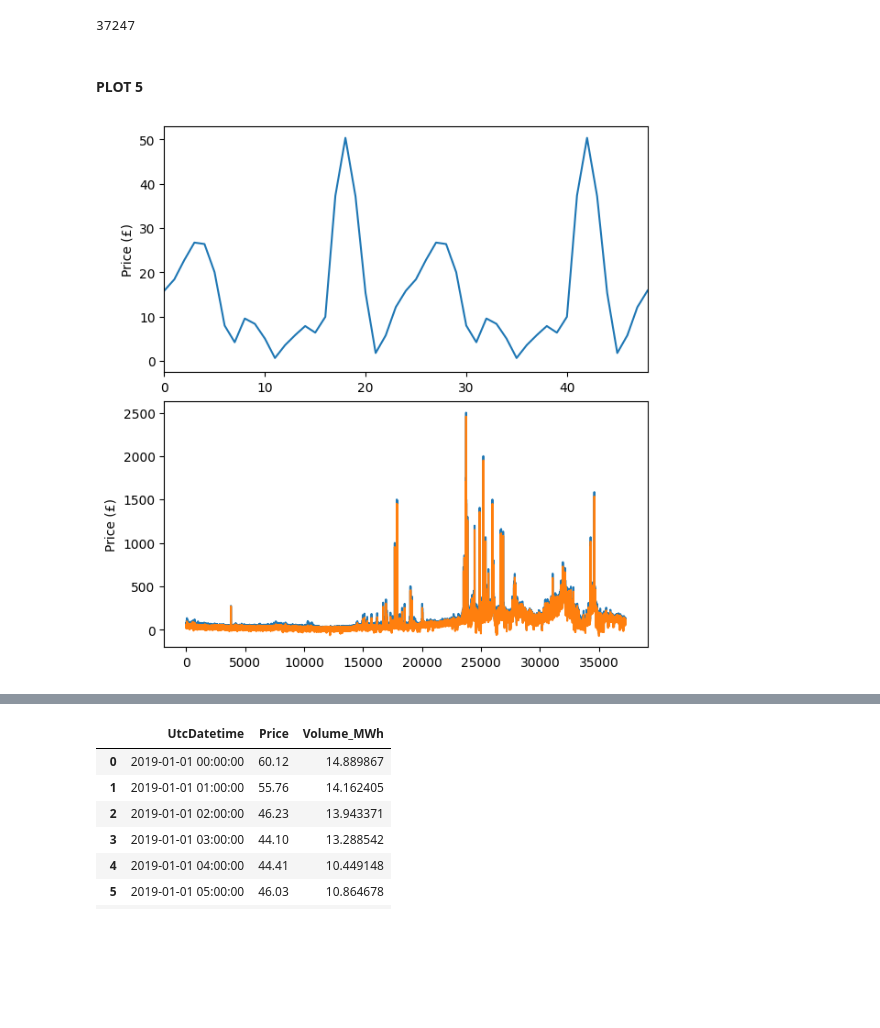
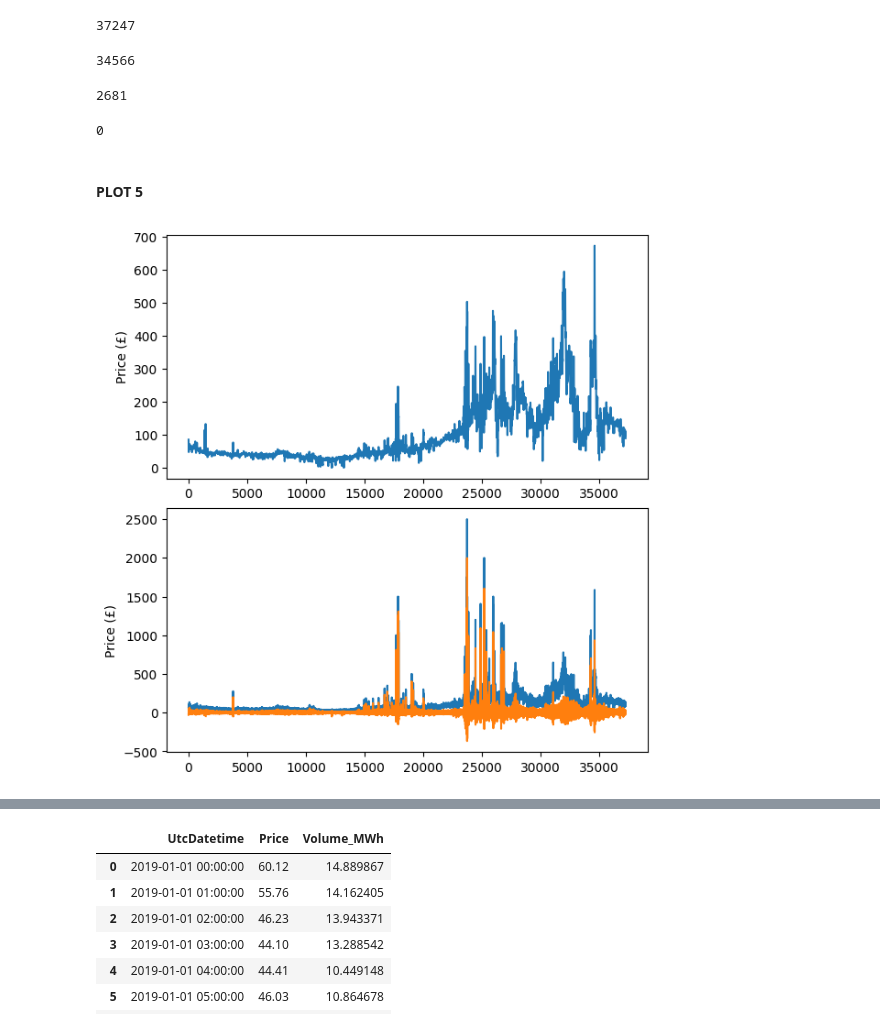
Before and after one commit to sameervk/OpenDataScienceSandbox, a Jupyter notebook: Forecasting/wind-energy-price-v0.ipynb, the cells around one changed output, grey strips where cells are left out. Cells and saved outputs as stored; diff of their text form; code cells hidden in the pictures; blank space fills up the shorter version.

Commit message:
WIP: wind energy price R&D

```diff
--- a/Forecasting/wind-energy-price-v0.ipynb
+++ b/Forecasting/wind-energy-price-v0.ipynb
@@ -681,15 +753,35 @@ ifft_price = ifft(fft_price_copy)
 len(ifft_price)
 # %% [output]
 37247
+# %%
+fft_price_copy = np.copy(fft_price)
+fft_price_copy[freq_values>10**(-5)]=0.0
+fft_price_copy[freq_values<-10**(-5)]=0.0
+fft_price_copy[freq_price_indices] = fft_price[freq_price_indices]
+fft_price_copy[-1*freq_price_indices] = fft_price[-1*freq_price_indices]
+# %%
+fft_price_copy[fft_price_copy == 0.0].size
+# %% [output]
+34566
+# %%
+len(fft_price_copy) - fft_price_copy[fft_price_copy == 0.0].size
+# %% [output]
+2681
+# %%
+ifft_price = ifft(fft_price_copy)
+# %%
+fft_price[fft_price == 0.0].size
+# %% [output]
+0
 # %% [markdown]
 #### PLOT 5
 # %%
 fig, ax = plt.subplots(2,1, figsize=(6,6), constrained_layout=True)
 ax[0].plot(abs(ifft_price), label='Primary price mode')
-ax[0].set_xlim([0,48])
+# ax[0].set_xlim([0,48])
 ax[1].plot(df['Price'], label="N2EX price")
 ax[1].plot(df['Price'] - abs(ifft_price), label="N2EX - base fft price")
 [i.set_ylabel('Price (£)') for i in ax]
 plt.show()
 # %% [output]
-[figure, old version]
+[figure, new version]
```
Also changed, not shown: parts of 169 cells of this notebook.
